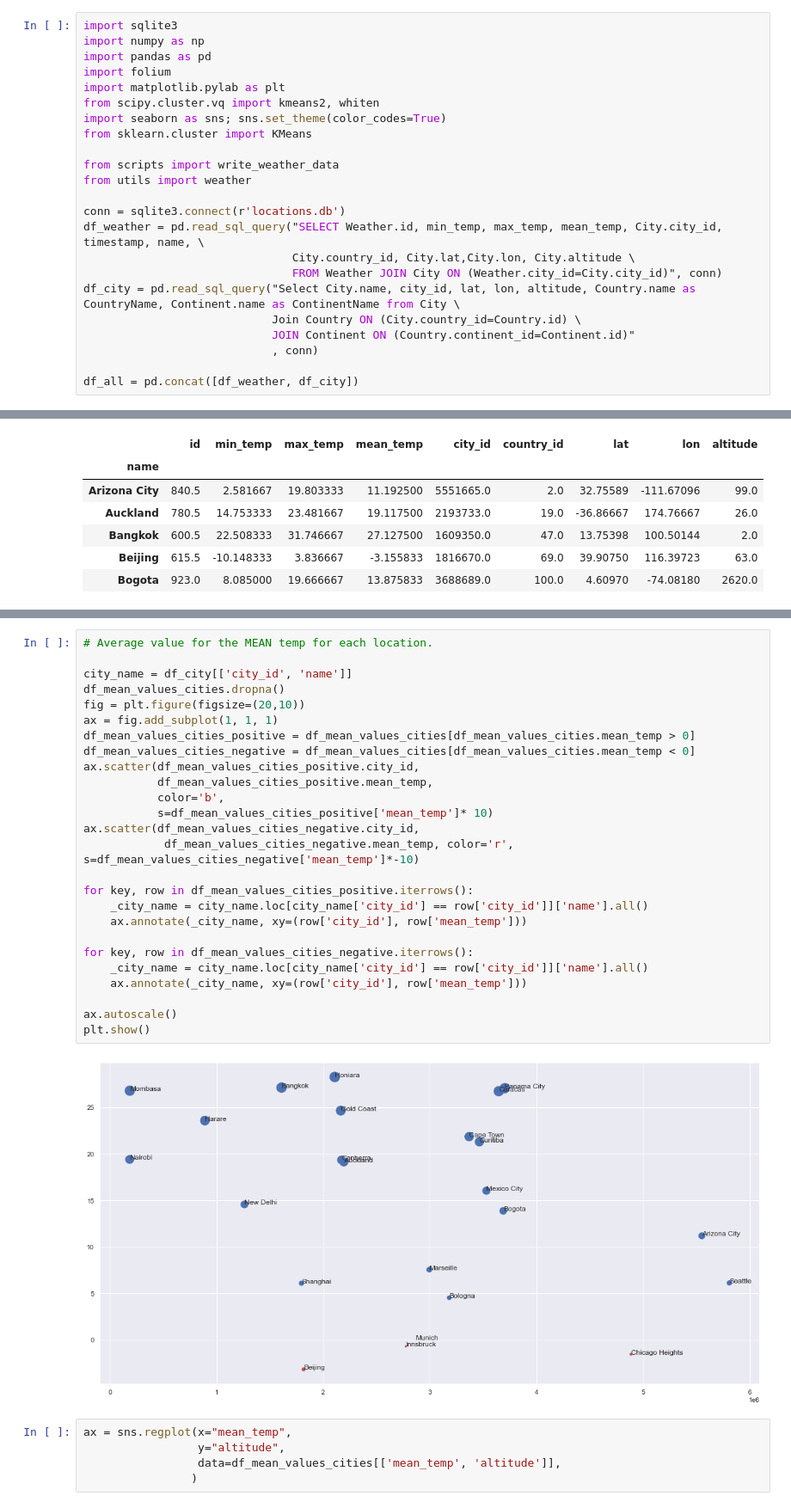
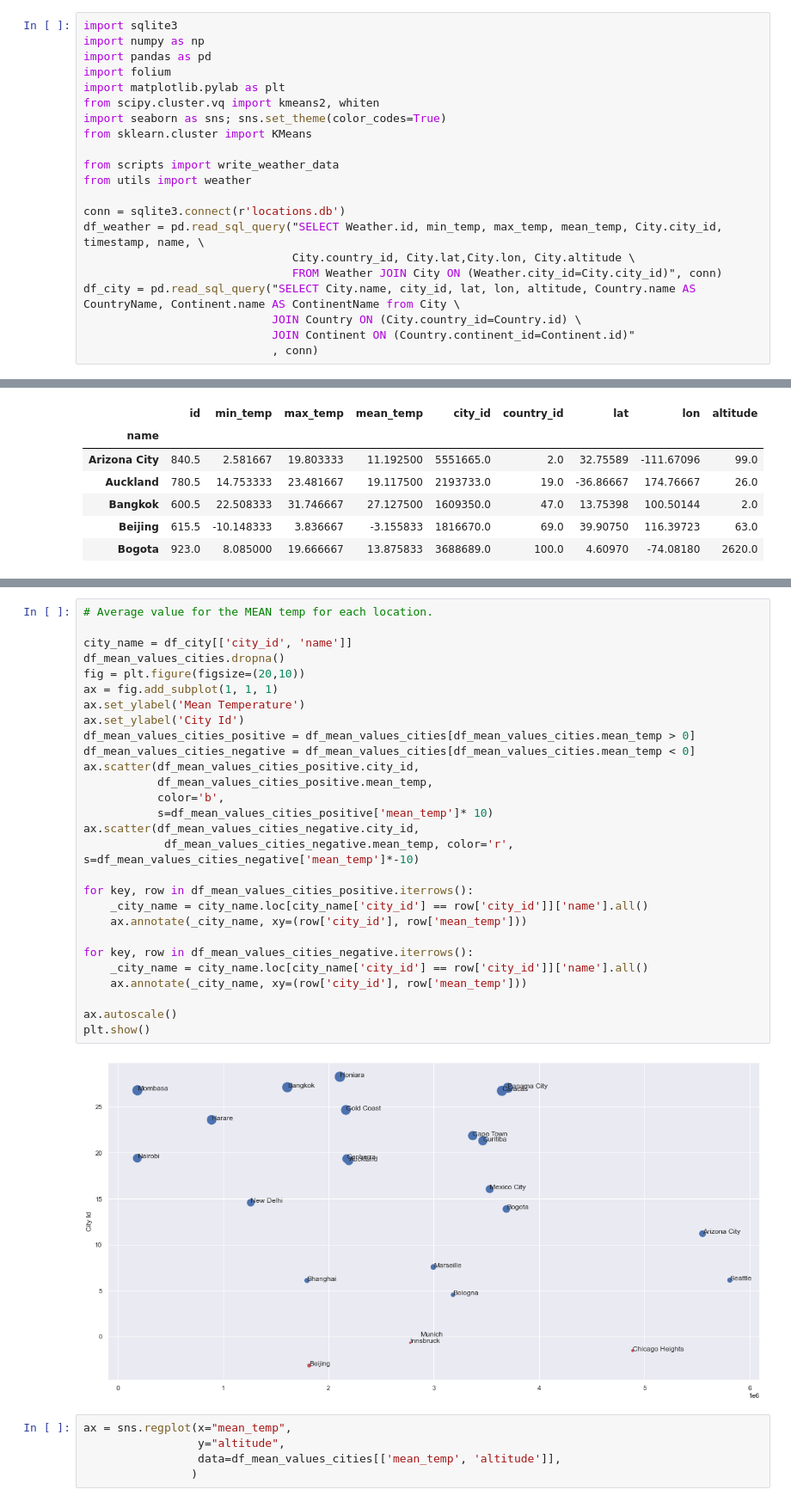
Before and after one commit to arindam31/CityWeatherAnalytics, a Jupyter notebook: Geo.ipynb, the cells around one changed output, grey strips where cells are left out. Shown: that part at 86% size. Saved outputs shown, nothing was run; the diff lists cells and outputs as text.

Commit message:
[notebook] SQL keywords naming. Axis names added.

```diff
--- a/Geo.ipynb
+++ b/Geo.ipynb
@@ -15,12 +15,10 @@ conn = sqlite3.connect(r'locations.db')
 df_weather = pd.read_sql_query("SELECT Weather.id, min_temp, max_temp, mean_temp, City.city_id, timestamp, name, \
                                City.country_id, City.lat,City.lon, City.altitude \
                                FROM Weather JOIN City ON (Weather.city_id=City.city_id)", conn)
-df_city = pd.read_sql_query("Select City.name, city_id, lat, lon, altitude, Country.name as CountryName, Continent.name as ContinentName from City \
-                            Join Country ON (City.country_id=Country.id) \
+df_city = pd.read_sql_query("SELECT City.name, city_id, lat, lon, altitude, Country.name AS CountryName, Continent.name AS ContinentName from City \
+                            JOIN Country ON (City.country_id=Country.id) \
                             JOIN Continent ON (Country.continent_id=Continent.id)"
                             , conn)
-
-df_all = pd.concat([df_weather, df_city])
 # %%
 m = folium.Map(location=[20,0], tiles="OpenStreetMap", zoom_start=2)
 # %%
@@ -62,31 +60,33 @@ df_mean_values_cities['mean_temp'].plot.bar()
 # %%
 # Average value for the MEAN temp for each location.
 
 city_name = df_city[['city_id', 'name']]
 df_mean_values_cities.dropna()
 fig = plt.figure(figsize=(20,10))
 ax = fig.add_subplot(1, 1, 1)
+ax.set_ylabel('Mean Temperature')
+ax.set_ylabel('City Id')
 df_mean_values_cities_positive = df_mean_values_cities[df_mean_values_cities.mean_temp > 0]
 df_mean_values_cities_negative = df_mean_values_cities[df_mean_values_cities.mean_temp < 0]
 ax.scatter(df_mean_values_cities_positive.city_id,
            df_mean_values_cities_positive.mean_temp,
            color='b',
            s=df_mean_values_cities_positive['mean_temp']* 10)
 ax.scatter(df_mean_values_cities_negative.city_id,
             df_mean_values_cities_negative.mean_temp, color='r', s=df_mean_values_cities_negative['mean_temp']*-10)
 
 for key, row in df_mean_values_cities_positive.iterrows():
     _city_name = city_name.loc[city_name['city_id'] == row['city_id']]['name'].all()
     ax.annotate(_city_name, xy=(row['city_id'], row['mean_temp']))
 
 for key, row in df_mean_values_cities_negative.iterrows():
     _city_name = city_name.loc[city_name['city_id'] == row['city_id']]['name'].all()
     ax.annotate(_city_name, xy=(row['city_id'], row['mean_temp']))
 
 ax.autoscale()
 plt.show()
 # %% [output]
-[figure, old version]
+[figure, new version]
 # %%
 ax = sns.regplot(x="mean_temp",
                  y="altitude",
```
Also changed, not shown: parts of 2 cells of this notebook.
